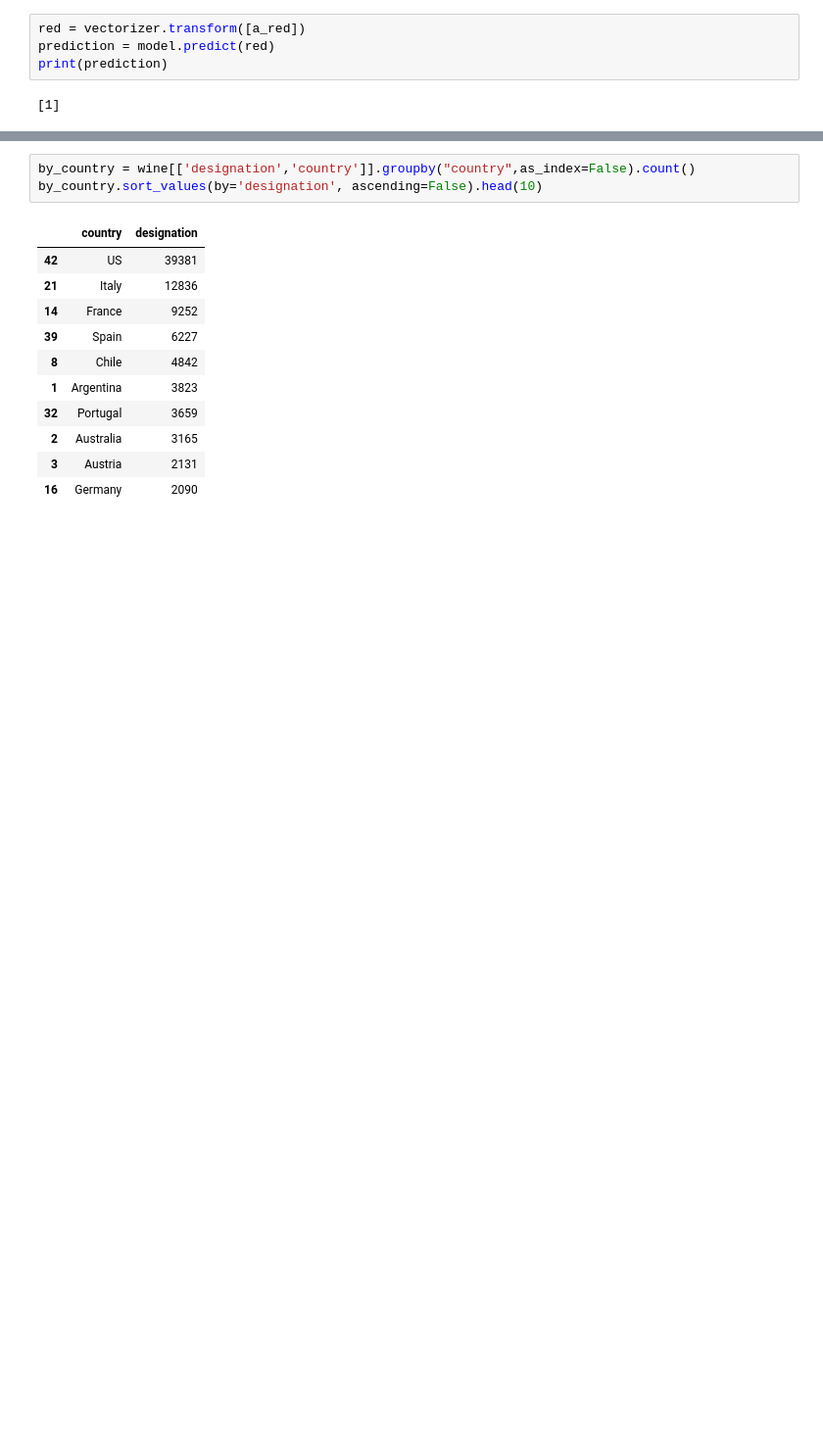
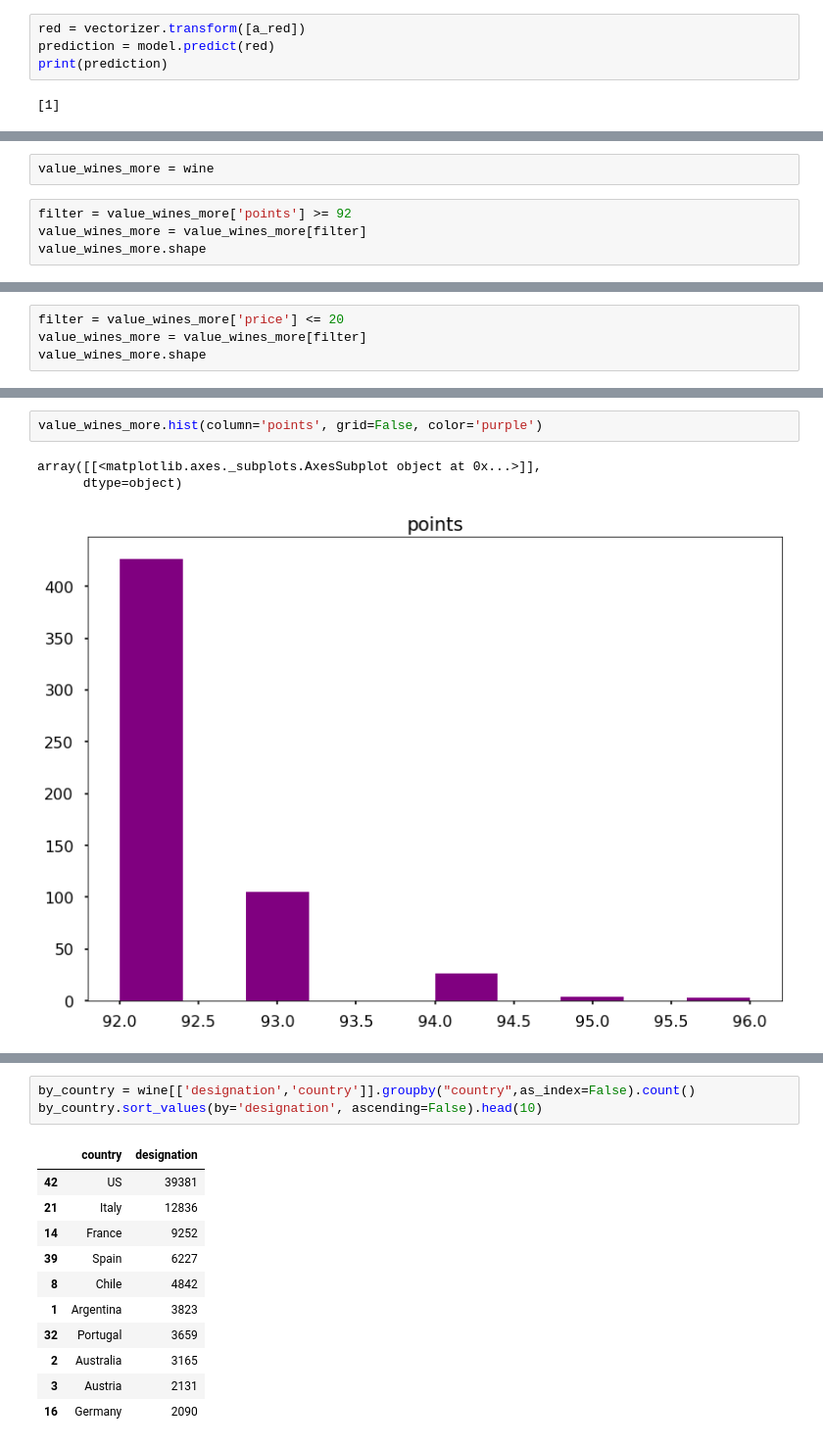
Before and after one commit to broepke/UCSanDiegoX, a Jupyter notebook: Week-9-FinalProject/broepke - Wine.ipynb, the cells around one changed output, grey strips where cells are left out. Shown at 98% size. Drawn from its saved outputs; the diff is of its cells as text; blank space fills up the shorter version.

```diff
--- a/Week-9-FinalProject/broepke - Wine.ipynb
+++ b/Week-9-FinalProject/broepke - Wine.ipynb
@@ -328,0 +376,6 @@ print(prediction)
+# %%
+value_wines_more = wine
+# %%
+filter = value_wines_more['points'] >= 92
+value_wines_more = value_wines_more[filter]
+value_wines_more.shape
@@ -328,0 +384,4 @@ print(prediction)
+# %%
+filter = value_wines_more['price'] <= 20
+value_wines_more = value_wines_more[filter]
+value_wines_more.shape
@@ -328,0 +399,6 @@ print(prediction)
+# %%
+value_wines_more.hist(column='points', grid=False, color='purple')
+# %% [output]
+array([[<matplotlib.axes._subplots.AxesSubplot object at 0x...>]],
+      dtype=object)
+[figure, added]
```
Also changed, not shown: parts of 21 cells of this notebook.
